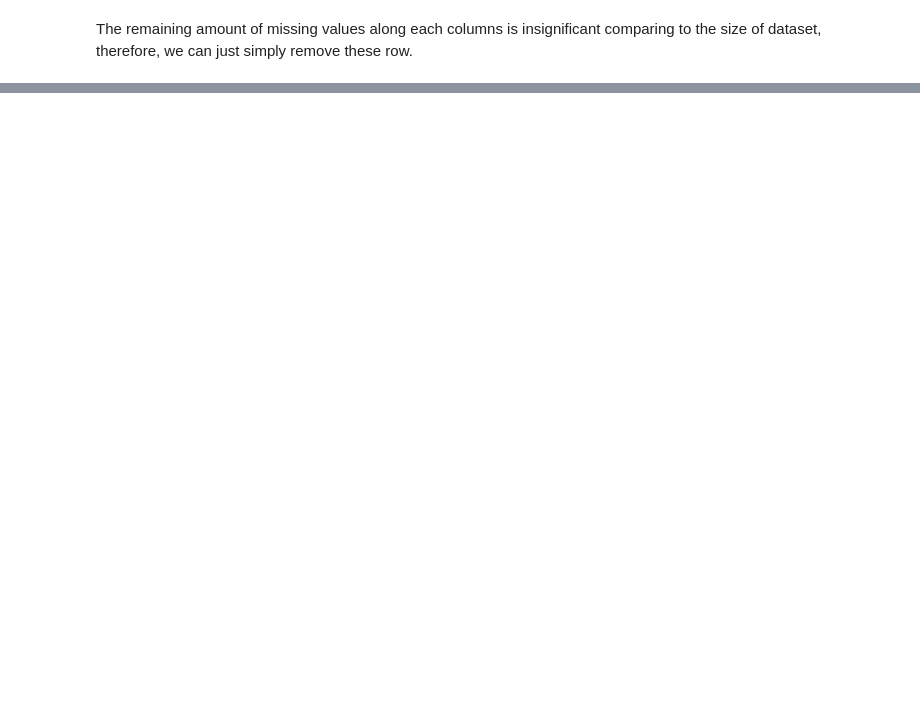
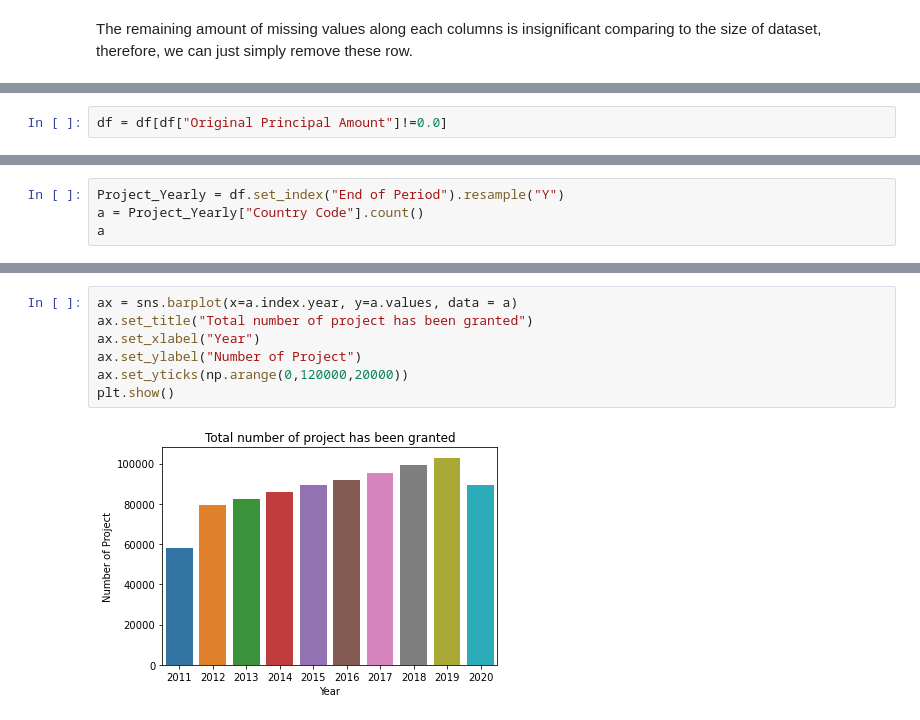
Before and after one commit to vuchau8592/project_data_tidy, a Jupyter notebook: Tidy_dataset.ipynb, the cells around one changed output, grey strips where cells are left out. Drawn from its saved outputs; the diff is of its cells as text; blank space fills up the shorter version.

```diff
--- a/Tidy_dataset.ipynb
+++ b/Tidy_dataset.ipynb
@@ -391,0 +417,2 @@ df.shape
+# %%
+df = df[df["Original Principal Amount"]!=0.0]
@@ -393,0 +429,4 @@ The dataset now includes 879,645 entries with 17 attribute columns
+# %%
+Project_Yearly = df.set_index("End of Period").resample("Y")
+a = Project_Yearly["Country Code"].count()
+a
@@ -393,0 +446,9 @@ The dataset now includes 879,645 entries with 17 attribute columns
+# %%
+ax = sns.barplot(x=a.index.year, y=a.values, data = a)
+ax.set_title("Total number of project has been granted")
+ax.set_xlabel("Year")
+ax.set_ylabel("Number of Project")
+ax.set_yticks(np.arange(0,120000,20000))
+plt.show()
+# %% [output]
+[figure, added]
```
Also changed, not shown: parts of 35 cells of this notebook.
